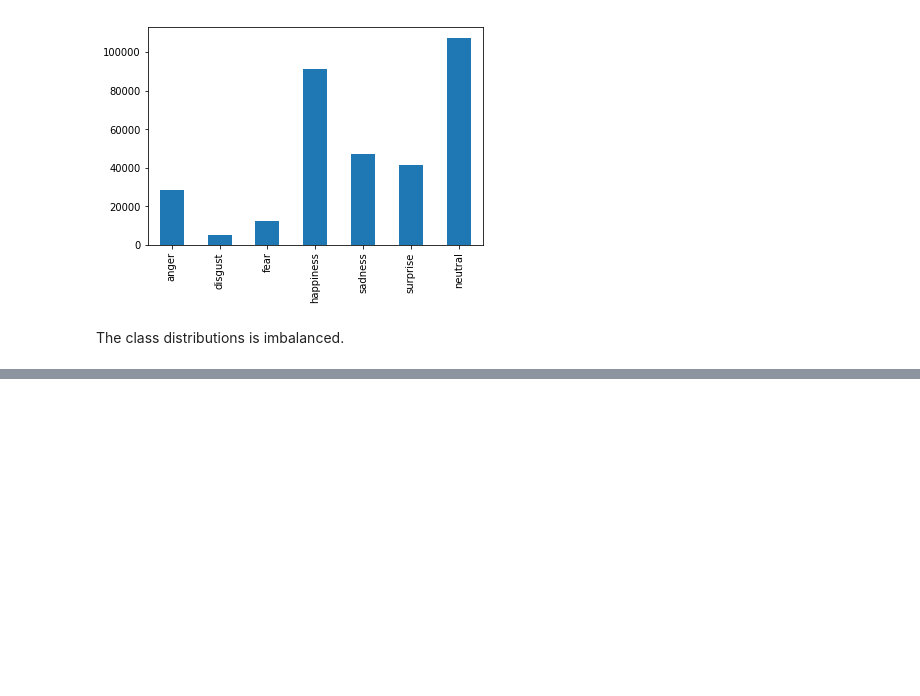
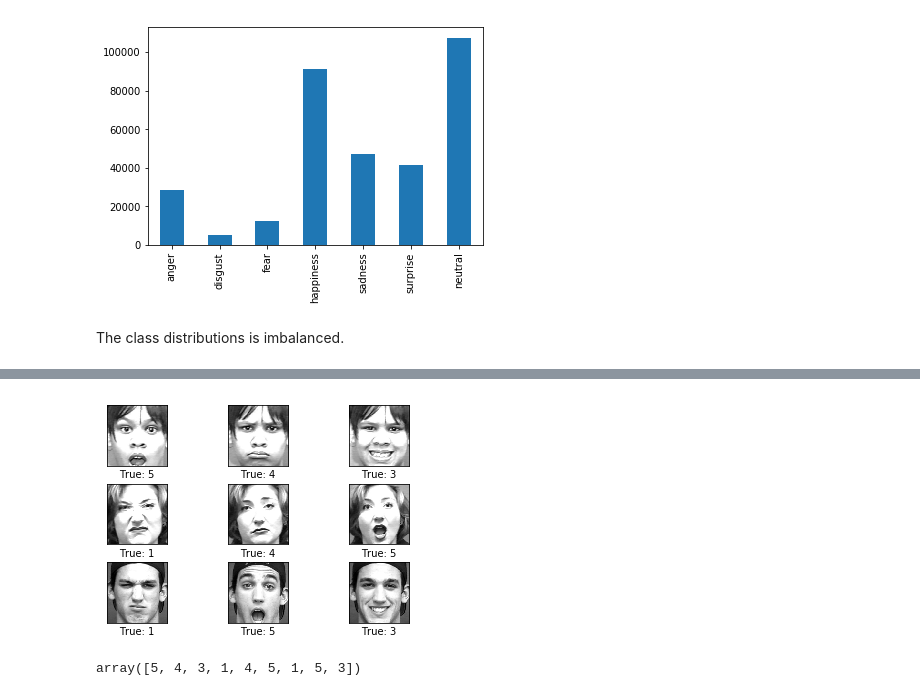
Before and after one commit to leweohlsen/facial-expression-recognition, a Jupyter notebook: notebooks/data-augumentation.ipynb, the cells around one changed output, grey strips where cells are left out. Drawn from its saved outputs; the diff is of its cells as text; code cells hidden in the pictures; blank space fills up the shorter version.

```diff
--- a/notebooks/data-augumentation.ipynb
+++ b/notebooks/data-augumentation.ipynb
@@ -60,0 +42,37 @@ ckplus['class'].plot.hist(bins=7)
+# %%
+def plot_images(images, cls_true, cls_pred=None, shape=(48, 48)):
+    assert len(images) == len(cls_true) == 9
+
+    # Create figure with 3x3 sub-plots.
+    fig, axes = plt.subplots(3, 3)
+    fig.subplots_adjust(hspace=0.3, wspace=0.3)
+
+    for i, ax in enumerate(axes.flat):
+        # Plot image.
+        ax.imshow(images[i].reshape(shape), cmap='gray')
+
+        # Show true and predicted classes.
+        if cls_pred is None:
+            xlabel = "True: {0}".format(cls_true[i])
+        else:
+            xlabel = "True: {0}, Pred: {1}".format(cls_true[i], cls_pred[i])
+
+        # Show the classes as the label on the x-axis.
+        ax.set_xlabel(xlabel)
+
+        # Remove ticks from the plot.
+        ax.set_xticks([])
+        ax.set_yticks([])
+
+    # Ensure the plot is shown correctly with multiple plots
+    # in a single Notebook cell.
+    plt.show()
+# %%
+i = randint(0, len(ckplus) - 9)
+ckplus_samples = ckplus[i:i+9]['pixels']
+ckplus_classes = ckplus[i:i+9]['class']
+
+plot_images(images=ckplus_samples.values, cls_true=ckplus_classes.values, shape=(128,128))
+# %% [output]
+[figure, added]
+array([5, 4, 3, 1, 4, 5, 1, 5, 3])
```
Also changed, not shown: parts of 8 cells of this notebook, 1 other file.
